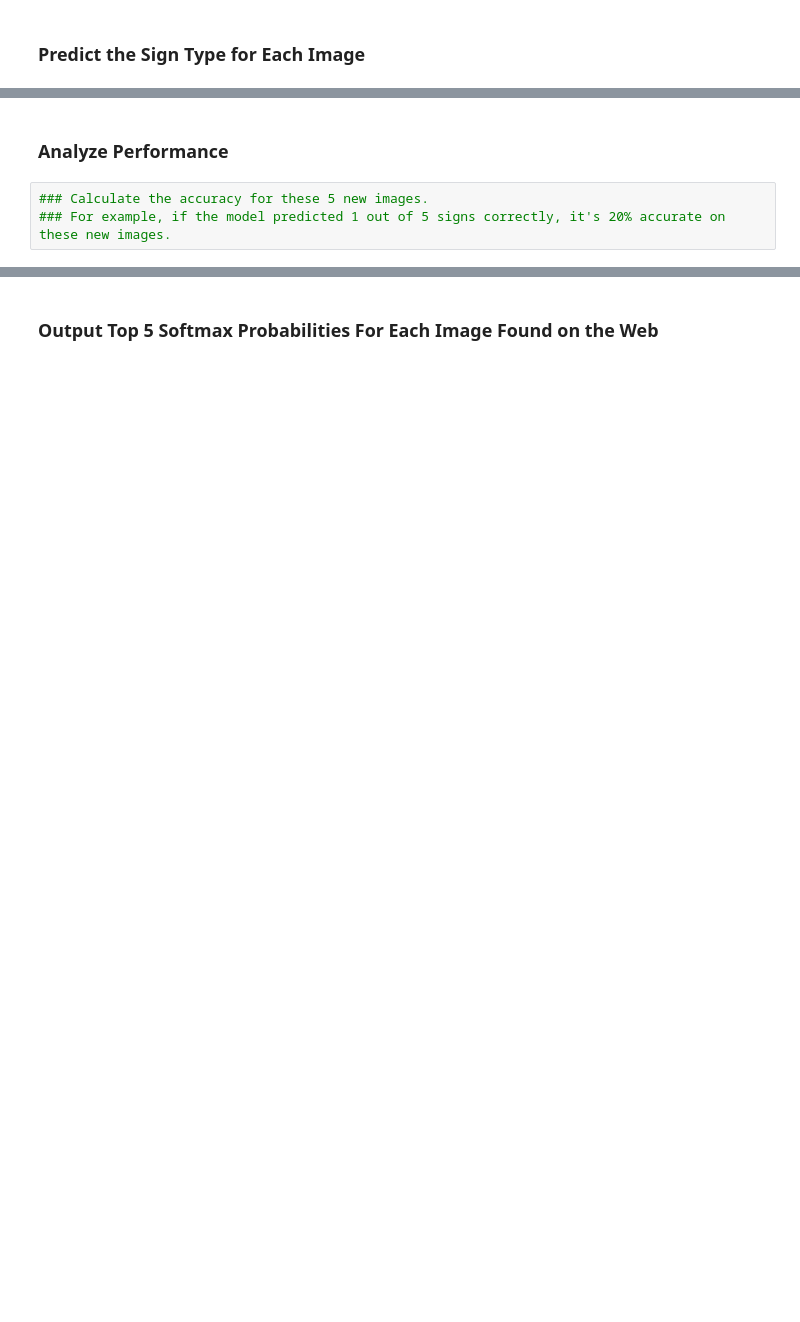
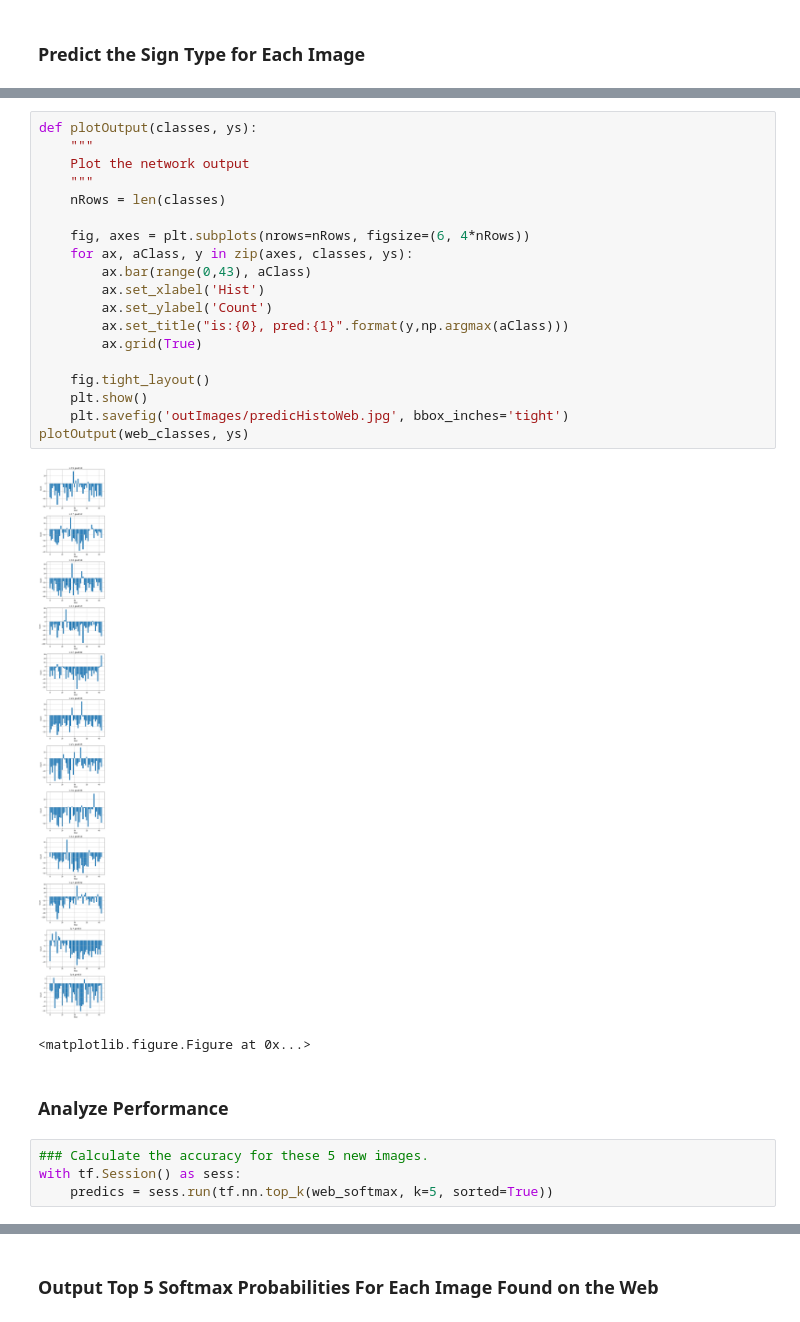
Before and after one commit to WakMun/TrafficSignClassifier, a Jupyter notebook: Traffic_Sign_Classifier.ipynb, the cells around one changed output, grey strips where cells are left out. Saved outputs shown, nothing was run; the diff lists cells and outputs as text; blank space fills up the shorter version.

```diff
--- a/Traffic_Sign_Classifier.ipynb
+++ b/Traffic_Sign_Classifier.ipynb
@@ -432,5 +495,28 @@ Got new pics from
+# %%
+def plotOutput(classes, ys):
+    """
+    Plot the network output
+    """
+    nRows = len(classes)
+
+    fig, axes = plt.subplots(nrows=nRows, figsize=(6, 4*nRows))
+    for ax, aClass, y in zip(axes, classes, ys):
+        ax.bar(range(0,43), aClass)
+        ax.set_xlabel('Hist')
+        ax.set_ylabel('Count')
+        ax.set_title("is:{0}, pred:{1}".format(y,np.argmax(aClass)))
+        ax.grid(True)
+
+    fig.tight_layout()
+    plt.show()
+    plt.savefig('outImages/predicHistoWeb.jpg', bbox_inches='tight')
+plotOutput(web_classes, ys)
+# %% [output]
+[figure, added]
+<matplotlib.figure.Figure at 0x...>
 # %% [markdown]
 ### Analyze Performance
-# %%
-### Calculate the accuracy for these 5 new images.
-### For example, if the model predicted 1 out of 5 signs correctly, it's 20% accurate on these new images.
+# %%
+### Calculate the accuracy for these 5 new images.
+with tf.Session() as sess:
+    predics = sess.run(tf.nn.top_k(web_softmax, k=5, sorted=True))
```
Also changed, not shown: parts of 19 cells of this notebook, 23 other files.
